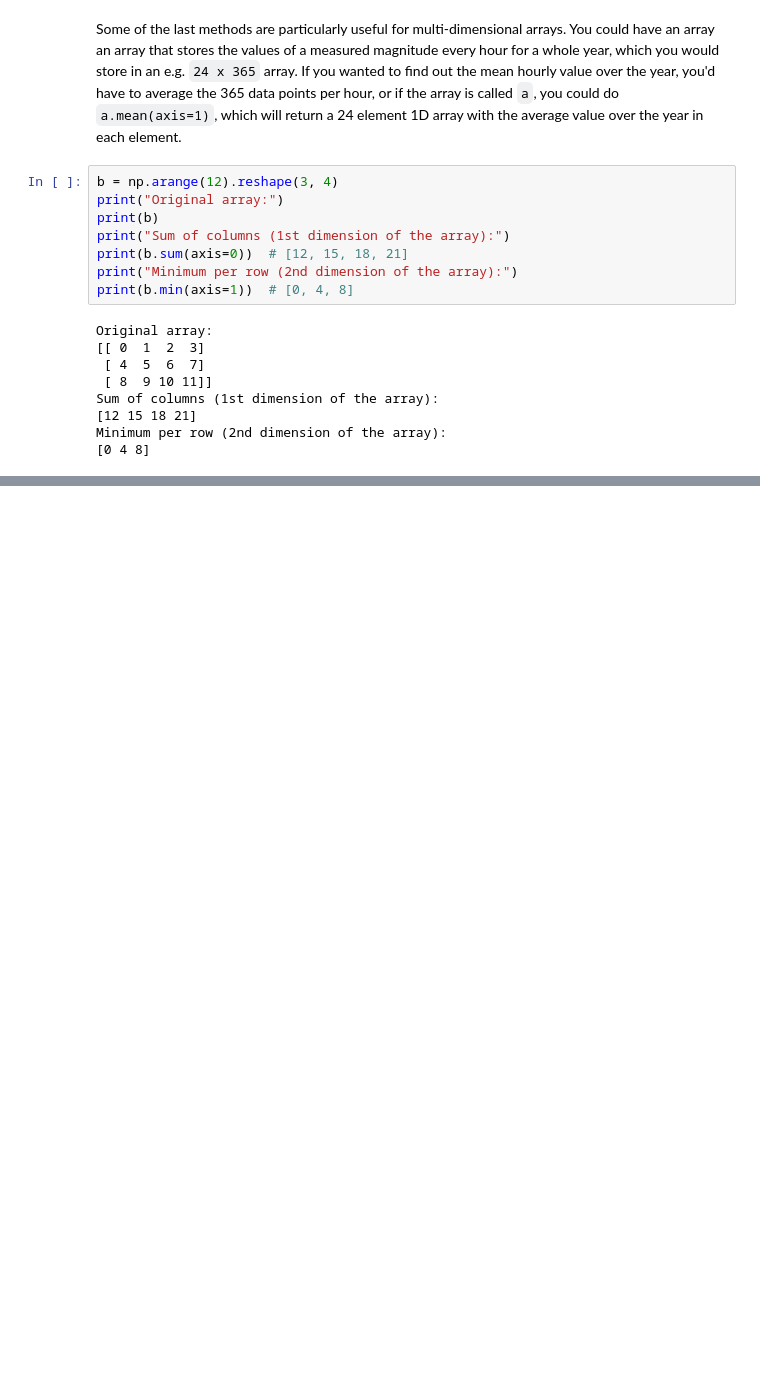
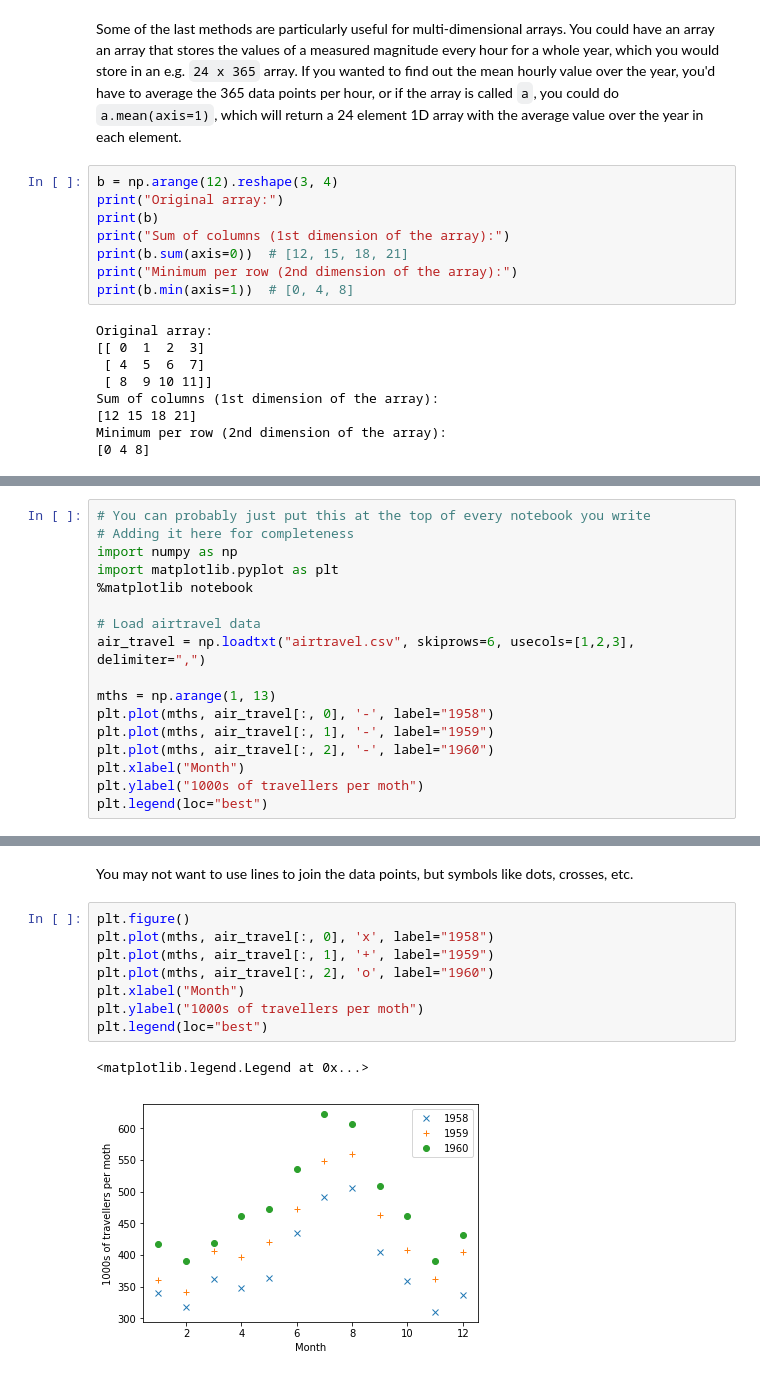
Before and after one commit to profLewis/geog0111_OLD, a Jupyter notebook: 02_numpy/02_numpy.ipynb, the cells around one changed output, grey strips where cells are left out. Cells and saved outputs as stored; diff of their text form; blank space fills up the shorter version.

Commit message:
Numpy and matplotlib intro

```diff
--- a/02_numpy/02_numpy.ipynb
+++ b/02_numpy/02_numpy.ipynb
@@ -281,0 +359,17 @@ ValueError: all the input array dimensions except for the concatenation axis mus
+# %%
+# You can probably just put this at the top of every notebook you write
+# Adding it here for completeness
+import numpy as np
+import matplotlib.pyplot as plt
+%matplotlib notebook
+
+# Load airtravel data
+air_travel = np.loadtxt("airtravel.csv", skiprows=6, usecols=[1,2,3], delimiter=",")
+
+mths = np.arange(1, 13)
+plt.plot(mths, air_travel[:, 0], '-', label="1958")
+plt.plot(mths, air_travel[:, 1], '-', label="1959")
+plt.plot(mths, air_travel[:, 2], '-', label="1960")
+plt.xlabel("Month")
+plt.ylabel("1000s of travellers per moth")
+plt.legend(loc="best")
@@ -281,0 +380,13 @@ ValueError: all the input array dimensions except for the concatenation axis mus
+# %% [markdown]
+You may not want to use lines to join the data points, but symbols like dots, crosses, etc.
+# %%
+plt.figure()
+plt.plot(mths, air_travel[:, 0], 'x', label="1958")
+plt.plot(mths, air_travel[:, 1], '+', label="1959")
+plt.plot(mths, air_travel[:, 2], 'o', label="1960")
+plt.xlabel("Month")
+plt.ylabel("1000s of travellers per moth")
+plt.legend(loc="best")
+# %% [output]
+<matplotlib.legend.Legend at 0x...>
+[figure, added]
```
Also changed, not shown: parts of 27 cells of this notebook, 1 other file.
